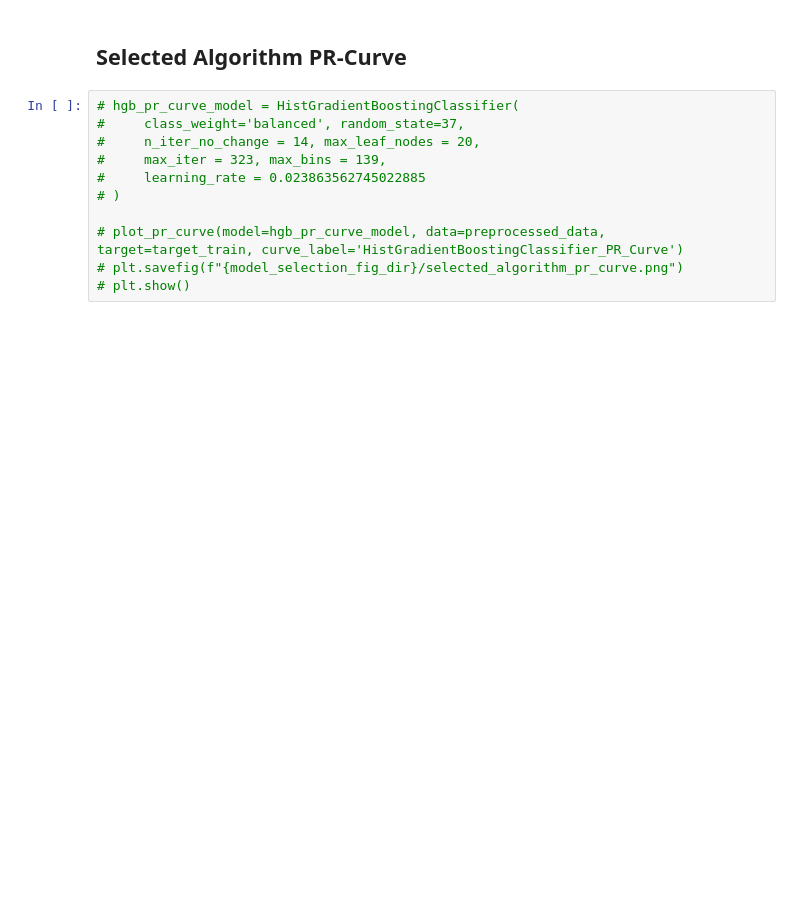
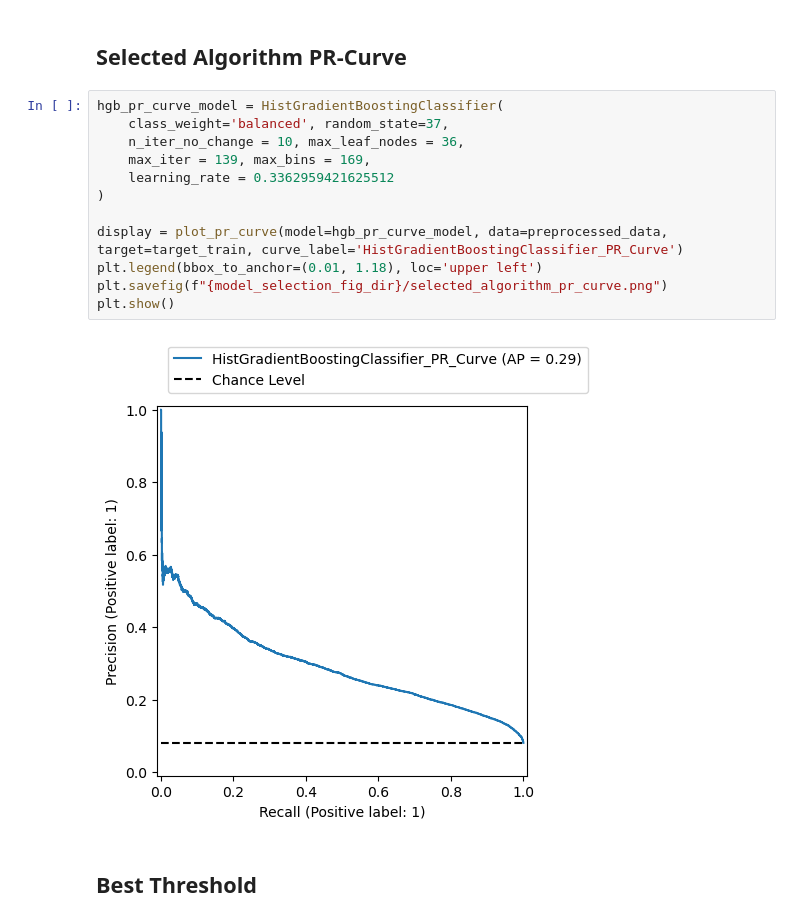
Before and after one commit to Yeshua235/loanguard, a Jupyter notebook: notebooks/model_selection.ipynb, the cells around one changed output. Cells and saved outputs as stored; diff of their text form; blank space fills up the shorter version.

```diff
--- a/notebooks/model_selection.ipynb
+++ b/notebooks/model_selection.ipynb
@@ -337,13 +338,18 @@ for estimator in hgb_cv_result['estimator']:
 # %% [markdown]
 ## Selected Algorithm PR-Curve
 # %%
-# hgb_pr_curve_model = HistGradientBoostingClassifier(
-#     class_weight='balanced', random_state=37,
-#     n_iter_no_change = 14, max_leaf_nodes = 20,
-#     max_iter = 323, max_bins = 139,
-#     learning_rate = 0.023863562745022885
-# )
+hgb_pr_curve_model = HistGradientBoostingClassifier(
+    class_weight='balanced', random_state=37,
+    n_iter_no_change = 10, max_leaf_nodes = 36,
+    max_iter = 139, max_bins = 169,
+    learning_rate = 0.3362959421625512
+)
 
-# plot_pr_curve(model=hgb_pr_curve_model, data=preprocessed_data, target=target_train, curve_label='HistGradientBoostingClassifier_PR_Curve')
-# plt.savefig(f"{model_selection_fig_dir}/selected_algorithm_pr_curve.png")
-# plt.show()
+display = plot_pr_curve(model=hgb_pr_curve_model, data=preprocessed_data, target=target_train, curve_label='HistGradientBoostingClassifier_PR_Curve')
+plt.legend(bbox_to_anchor=(0.01, 1.18), loc='upper left')
+plt.savefig(f"{model_selection_fig_dir}/selected_algorithm_pr_curve.png")
+plt.show()
+# %% [output]
+[figure, added]
+# %% [markdown]
+## Best Threshold
```
Also changed, not shown: parts of 12 cells of this notebook, 4 other files.
